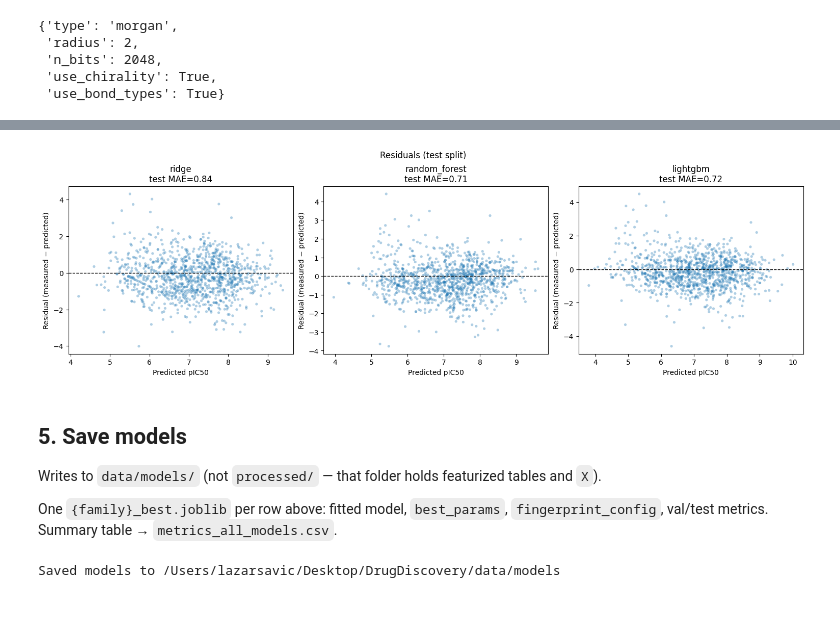
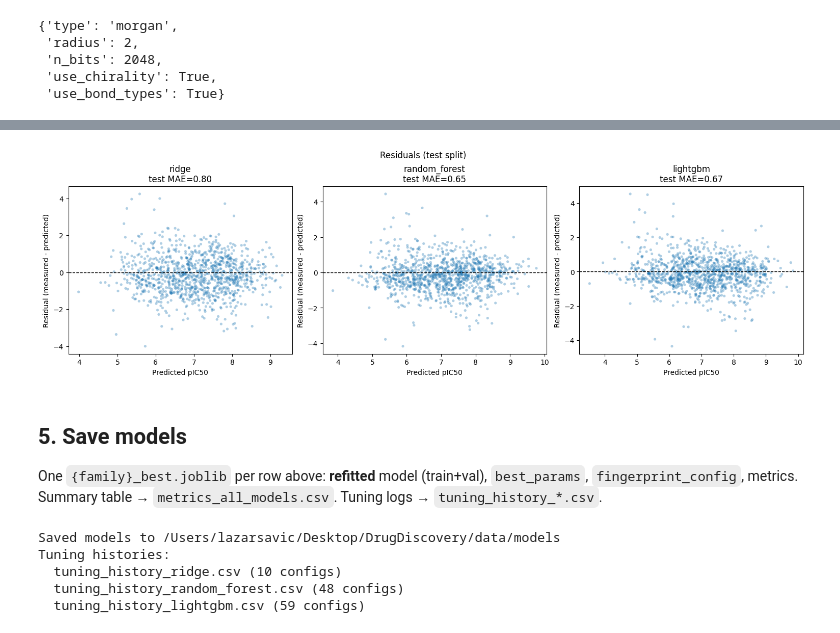
Before and after one commit to killica/DrugDiscovery, a Jupyter notebook: data/03_models.ipynb, the cells around one changed output, grey strips where cells are left out. Saved outputs shown, nothing was run; the diff lists cells and outputs as text; code cells hidden in the pictures.

Commit message:
Enhanced model training - two-stage parameter search, vaster space

```diff
--- a/data/03_models.ipynb
+++ b/data/03_models.ipynb
@@ -125 +154,13 @@ test : 1,084 molecules (10.0%)
+# %%
+# --- splits ---
+X_train = X[splits['train']].astype(np.float64)
+X_val = X[splits['val']].astype(np.float64)
+X_test = X[splits['test']].astype(np.float64)
+y_train = y[splits['train']]
+y_val = y[splits['val']]
+y_test = y[splits['test']]
+
+trainval_idx = np.concatenate([splits['train'], splits['val']])
+X_trainval = X[trainval_idx].astype(np.float64)
+y_trainval = y[trainval_idx]
 # %% [markdown]
@@ -315,29 +568,27 @@ plt.show()
 # %%
 fig, axes = plt.subplots(1, len(families), figsize=(5 * len(families), 4.5), constrained_layout=True)
 if len(families) == 1:
     axes = [axes]
 
 for ax, family in zip(axes, families):
     info = best_models[family]
     y_pred = info['model'].predict(MODEL_SPECS[family]['X_test'])
     residuals = y_test - y_pred
     ax.scatter(y_pred, residuals, alpha=0.35, s=14, edgecolors='none')
     ax.axhline(0, color='k', lw=1, ls='--')
     ax.set_xlabel('Predicted pIC50')
-    ax.set_ylabel('Residual (measured -ß predicted)')
+    ax.set_ylabel('Residual (measured - predicted)')
     m = info['metrics']['test']
     ax.set_title(f'{family}\ntest MAE={m["mae"]:.2f}')
 
 fig.suptitle('Residuals (test split)', fontsize=12)
 plt.show()
 # %% [output]
-[figure, old version]
+[figure, new version]
 # %% [markdown]
 ## 5. Save models
 
-Writes to `data/models/` (not `processed/` — that folder holds featurized tables and `X`).
-
-One `{family}_best.joblib` per row above: fitted model, `best_params`, `fingerprint_config`, val/test metrics. Summary table → `metrics_all_models.csv`.
+One `{family}_best.joblib` per row above: **refitted** model (train+val), `best_params`, `fingerprint_config`, metrics. Summary table → `metrics_all_models.csv`. Tuning logs → `tuning_history_*.csv`.
 # %%
 MODEL_DIR.mkdir(parents=True, exist_ok=True)
 
@@ -348,11 +599,19 @@ for family, info in best_models.items():
         'best_params': info['best_params'],
         'fingerprint_config': fp_config,
         'metrics': info['metrics'],
+        'tuning_history': info['tuning_history_path'].name,
     }
     joblib.dump(bundle, MODEL_DIR / f'{family}_best.joblib')
 
 tuning_results.to_csv(MODEL_DIR / 'metrics_all_models.csv', index=False)
 
 print(f'Saved models to {MODEL_DIR.resolve()}')
+print('Tuning histories:')
+for family, info in best_models.items():
+    print(f'  {info["tuning_history_path"].name} ({len(tuning_histories[family])} configs)')
 # %% [output]
 Saved models to /Users/lazarsavic/Desktop/DrugDiscovery/data/models
+Tuning histories:
+  tuning_history_ridge.csv (10 configs)
+  tuning_history_random_forest.csv (48 configs)
+  tuning_history_lightgbm.csv (59 configs)
```
Also changed, not shown: parts of 12 cells of this notebook, 6 other files.
